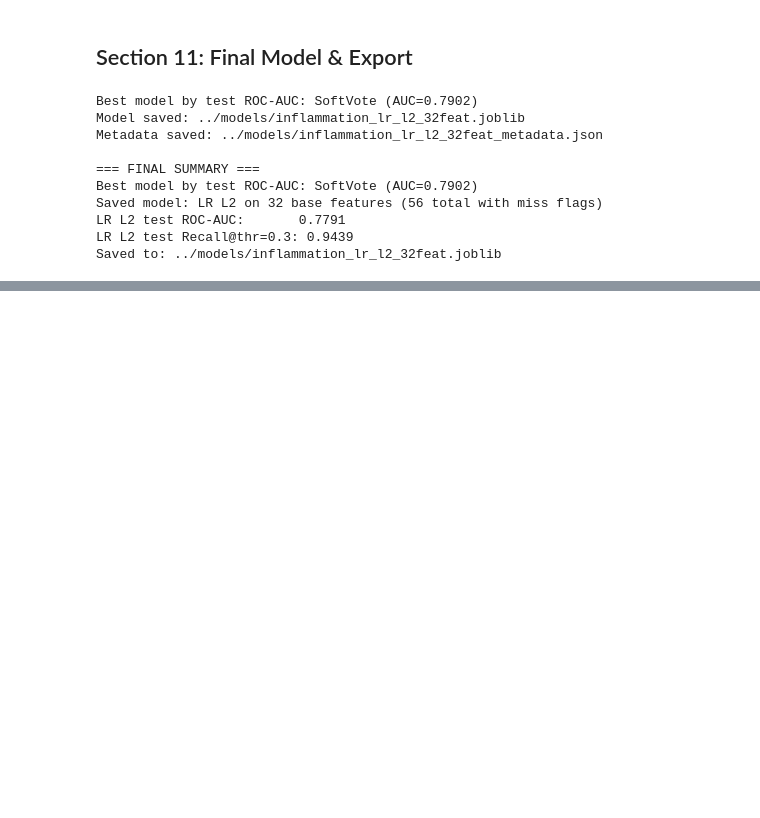
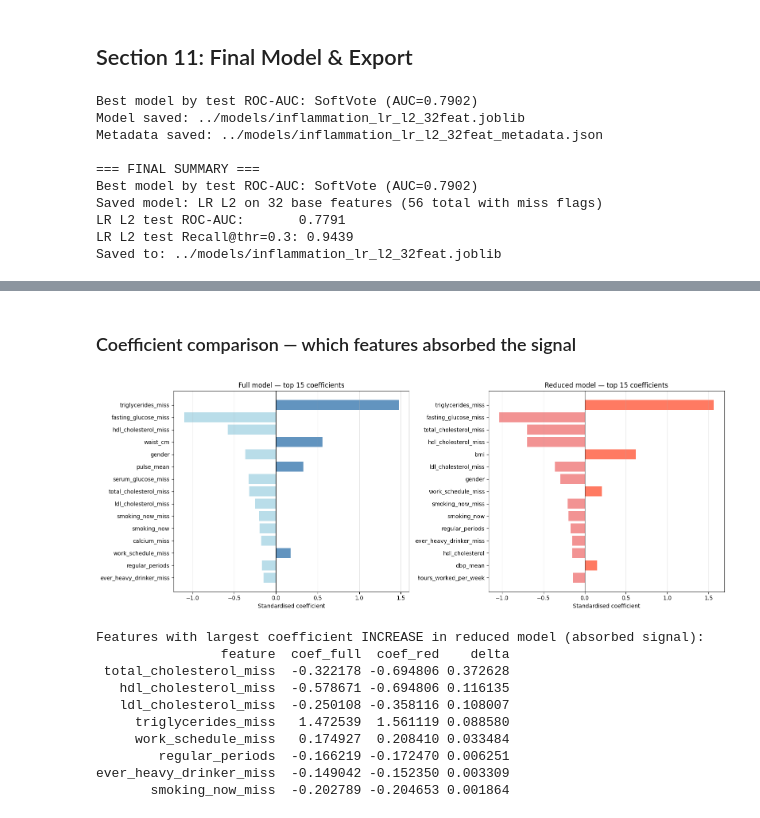
Before and after one commit to mailin89w/halfFull, a Jupyter notebook: notebooks/ML_inflammation.ipynb, the cells around one changed output, grey strips where cells are left out. Cells and saved outputs as stored; diff of their text form; code cells hidden in the pictures; blank space fills up the shorter version.

```diff
--- a/notebooks/ML_inflammation.ipynb
+++ b/notebooks/ML_inflammation.ipynb
@@ -1065,0 +1204,47 @@ Saved to: ../models/inflammation_lr_l2_32feat.joblib
+# %% [markdown]
+### Coefficient comparison — which features absorbed the signal
+# %%
+# Full model coefficients (from the full LR L1 trained earlier in notebook)
+full_feat_names = X_all_full.columns.tolist()
+full_coefs = lr_l1.named_steps['clf'].coef_[0]
+full_coef_df = pd.DataFrame({'feature': full_feat_names, 'coef': full_coefs})
+full_coef_df = full_coef_df[full_coef_df['coef'] != 0].sort_values('coef', key=abs, ascending=False).head(15)
+
+# Reduced model coefficients
+red_feat_names = reduced_features
+red_coefs = pipe_red.named_steps['clf'].coef_[0]
+red_coef_df = pd.DataFrame({'feature': red_feat_names, 'coef': red_coefs})
+red_coef_df = red_coef_df[red_coef_df['coef'] != 0].sort_values('coef', key=abs, ascending=False).head(15)
+
+fig, axes = plt.subplots(1, 2, figsize=(16, 6))
+for ax, coef_df, title, col in zip(axes,
+    [full_coef_df, red_coef_df],
+    ['Full model — top 15 coefficients', 'Reduced model — top 15 coefficients'],
+    ['steelblue', 'tomato']):
+    colors_bar = [col if c > 0 else 'lightcoral' if col == 'tomato' else 'lightblue'
+                  for c in coef_df['coef']]
+    ax.barh(coef_df['feature'][::-1], coef_df['coef'][::-1], color=colors_bar[::-1], alpha=0.85)
+    ax.axvline(0, color='black', lw=0.8)
+    ax.set_title(title, fontsize=12)
+    ax.set_xlabel('Standardised coefficient')
+    ax.grid(axis='x', alpha=0.3)
+plt.tight_layout()
+plt.show()
+
+# Highlight features that increased coefficient after removal of excluded features
+print("\nFeatures with largest coefficient INCREASE in reduced model (absorbed signal):")
+merged = full_coef_df.merge(red_coef_df, on='feature', suffixes=('_full','_red'), how='inner')
+merged['delta'] = merged['coef_red'].abs() - merged['coef_full'].abs()
+print(merged.sort_values('delta', ascending=False).head(8)[['feature','coef_full','coef_red','delta']].to_string(index=False))
+# %% [output]
+[figure, added]
+Features with largest coefficient INCREASE in reduced model (absorbed signal):
+                feature  coef_full  coef_red    delta
+ total_cholesterol_miss  -0.322178 -0.694806 0.372628
+   hdl_cholesterol_miss  -0.578671 -0.694806 0.116135
+   ldl_cholesterol_miss  -0.250108 -0.358116 0.108007
+     triglycerides_miss   1.472539  1.561119 0.088580
+     work_schedule_miss   0.174927  0.208410 0.033484
+        regular_periods  -0.166219 -0.172470 0.006251
+ever_heavy_drinker_miss  -0.149042 -0.152350 0.003309
+       smoking_now_miss  -0.202789 -0.204653 0.001864
```
Also changed, not shown: parts of 6 cells of this notebook, 15 other files.
